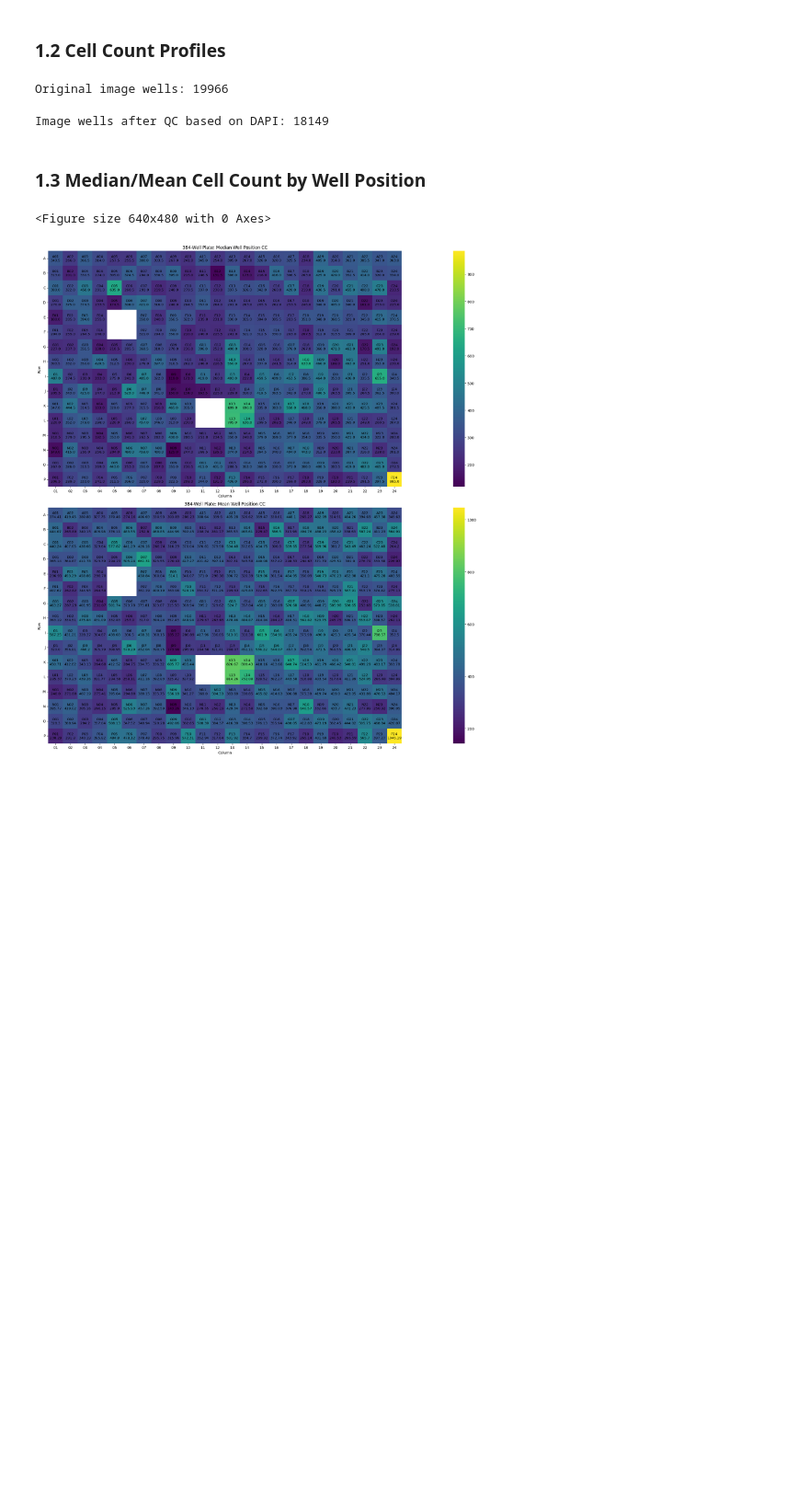
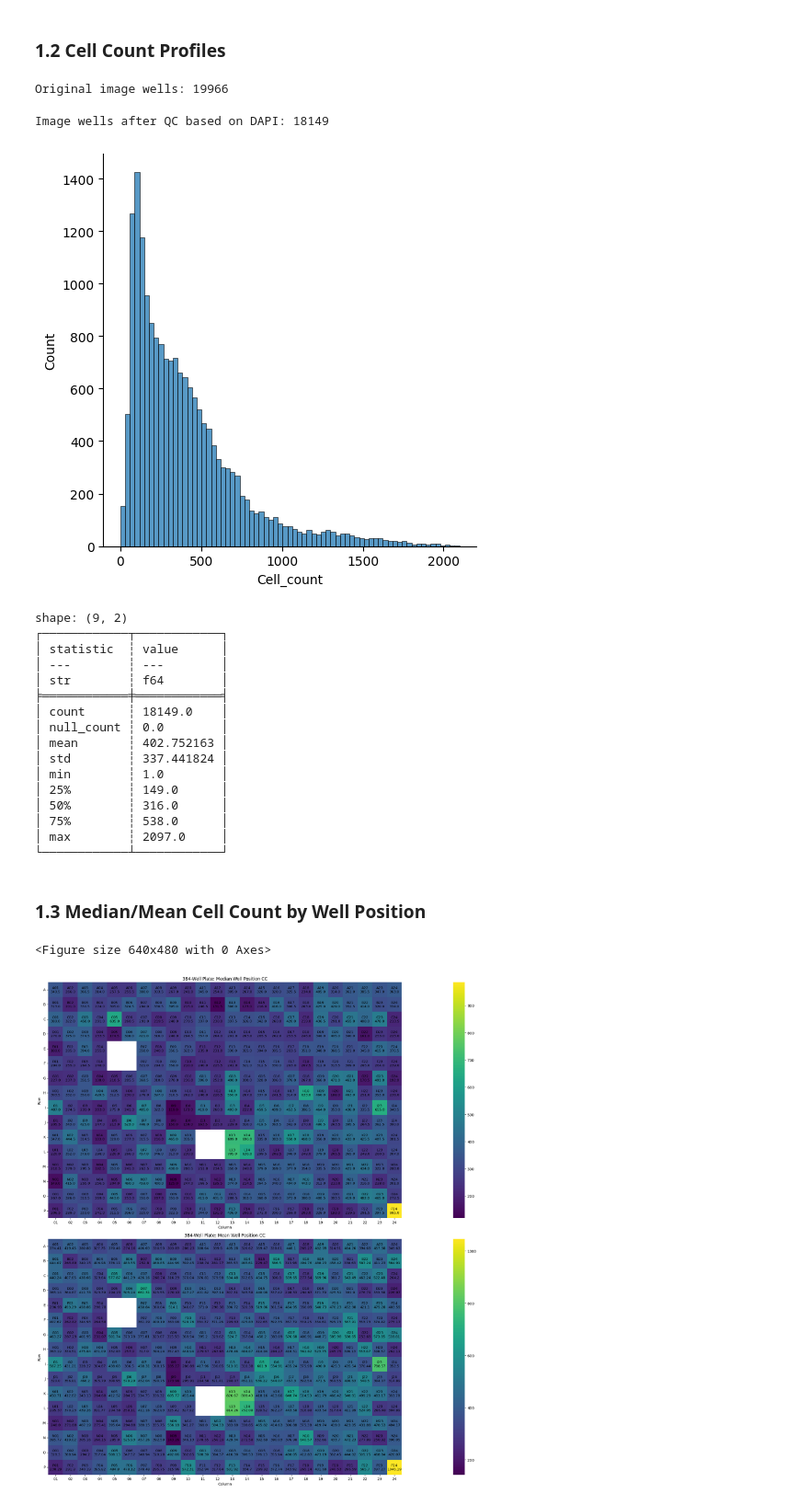
Before and after one commit to broadinstitute/2025_varchamp_snakemake, a Jupyter notebook: 3.downstream_analyses/scripts/1_flag_cell_count_hits.ipynb, the cells around one changed output. Shown at 92% size. Saved outputs shown, nothing was run; the diff lists cells and outputs as text; code cells hidden in the pictures; blank space fills up the shorter version.

Commit message:
Updated cell count change analyses

```diff
--- a/3.downstream_analyses/scripts/1_flag_cell_count_hits.ipynb
+++ b/3.downstream_analyses/scripts/1_flag_cell_count_hits.ipynb
@@ -85,6 +85,32 @@ well_profiles = well_profiles.filter(~pl.col("dna_is_bg"))
 print("Image wells after QC based on DAPI:", well_profiles.shape[0])
 # %% [output]
 Image wells after QC based on DAPI: 18149
+# %%
+sns.displot(
+    data=well_profiles.to_pandas(),
+    x="Cell_count"
+)
+plt.show()
+
+print(well_profiles["Cell_count"].describe())
+# %% [output]
+[figure, added]
+shape: (9, 2)
+┌────────────┬────────────┐
+│ statistic  ┆ value      │
+│ ---        ┆ ---        │
+│ str        ┆ f64        │
+╞════════════╪════════════╡
+│ count      ┆ 18149.0    │
+│ null_count ┆ 0.0        │
+│ mean       ┆ 402.752163 │
+│ std        ┆ 337.441824 │
+│ min        ┆ 1.0        │
+│ 25%        ┆ 149.0      │
+│ 50%        ┆ 316.0      │
+│ 75%        ┆ 538.0      │
+│ max        ┆ 2097.0     │
+└────────────┴────────────┘
 # %% [markdown]
 ### 1.3 Median/Mean Cell Count by Well Position
 # %%
```
Also changed, not shown: parts of 8 cells of this notebook, 4 other files.
